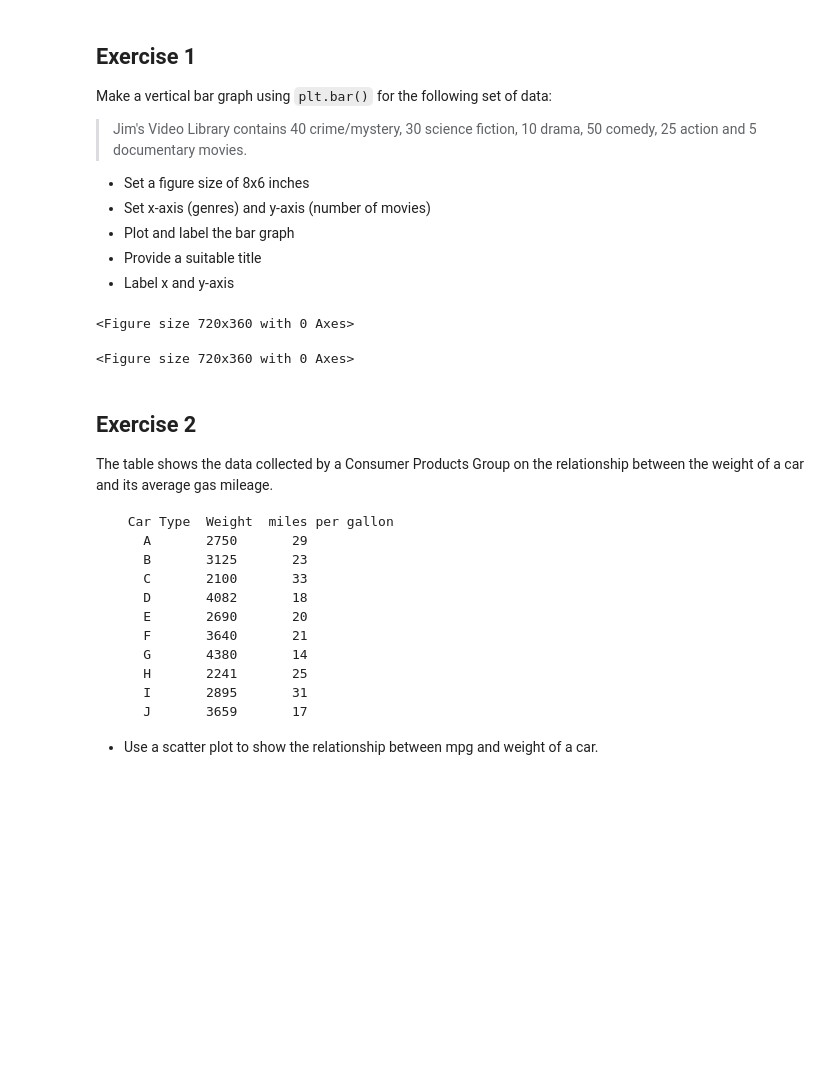
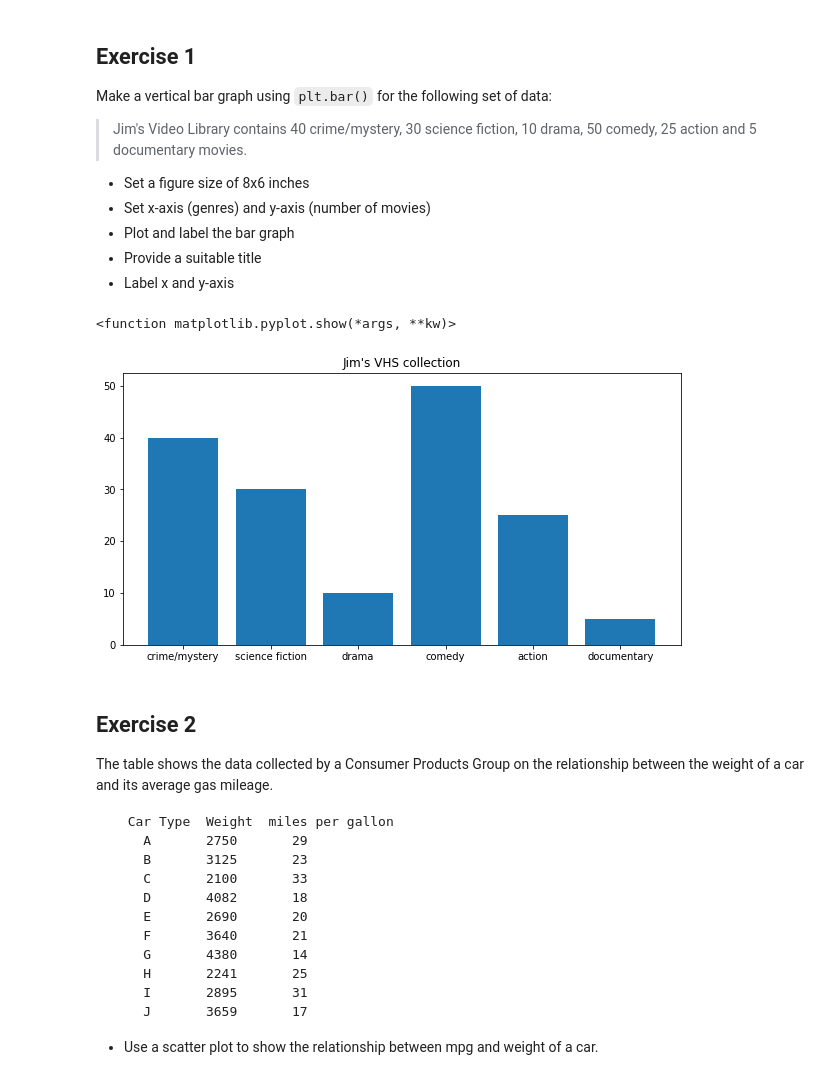
Before and after one commit to UpwardTrajectory/dsc-0-01-22-visualizing-data-lab-seattle-ds-career-040119, a Jupyter notebook: index.ipynb, the cells around one changed output. Drawn from its saved outputs; the diff is of its cells as text; code cells hidden in the pictures; blank space fills up the shorter version.

```diff
--- a/index.ipynb
+++ b/index.ipynb
@@ -25,23 +25,24 @@ vid_lib = {'crime/mystery':40, 'science fiction':30, 'drama':10, 'comedy':50, 'a
 # %%
 # import the required libraries
 import numpy as np
 import matplotlib.pyplot as plt
 
 y = vid_lib.values()
 x = vid_lib.keys()
 labels = None
 
 # Set a figure size
 plt.figure(figsize = (10,5))
 
 # Plot vertical bars of fixed width by passing x and y values to .bar() function
 plt.bar(x, y)
 # Give a title to the bar graph
-plt.title("visual summary ofJim's VHS collection")
+plt.title("Jim's VHS collection")
 # Output the final plot
+plt.show
 # %% [output]
-<Figure size 720x360 with 0 Axes>
+<function matplotlib.pyplot.show(*args, **kw)>
-<Figure size 720x360 with 0 Axes>
+[figure, added]
 # %% [markdown]
 ## Exercise 2
 
```
